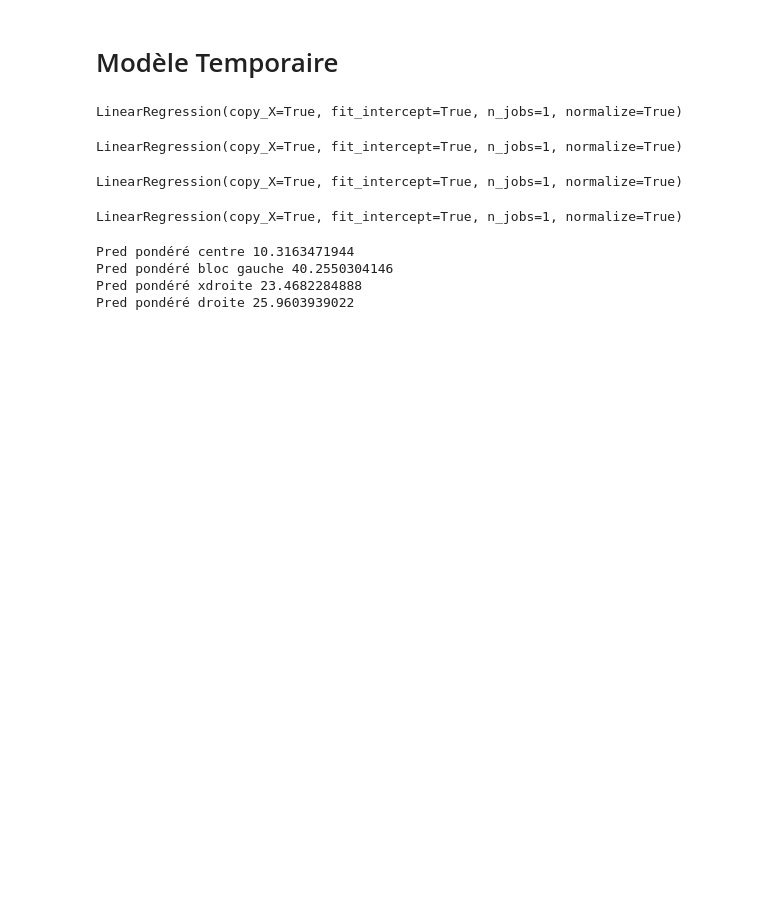
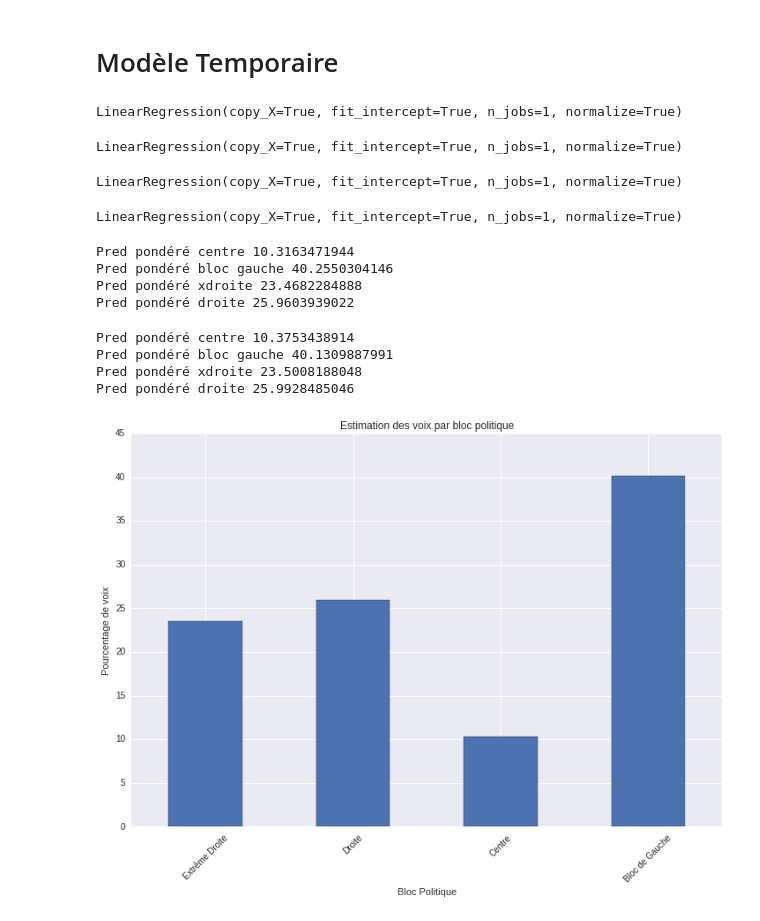
Before and after one commit to verycourt/Elections, a Jupyter notebook: Analyses/prediction bloc.ipynb, the cells around one changed output. Cells and saved outputs as stored; diff of their text form; code cells hidden in the pictures; blank space fills up the shorter version.

```diff
--- a/Analyses/prediction bloc.ipynb
+++ b/Analyses/prediction bloc.ipynb
@@ -1248,3 +1248,39 @@ Pred pondéré centre 10.3163471944
 Pred pondéré bloc gauche 40.2550304146
 Pred pondéré xdroite 23.4682284888
 Pred pondéré droite 25.9603939022
+# %%
+# Calcule des moyennes d'absention par département
+rate_abst = pd.DataFrame({'mean_abst' : dft11.groupby(["d?partement"])["taux_Abstention"].mean(),
+             "std_abst" : dft11.groupby(["d?partement"])["taux_Abstention"].std()}).reset_index()
+# %%
+prediction_resultat = pd.concat([prediction_resultat  ,rate_abst['mean_abst']], axis=1)
+# %%
+vec_weight = prediction_resultat["Total"]*(1 - prediction_resultat['mean_abst'])
+print("Pred pondéré centre %s" % np.average(prediction_resultat["prediction centre"], weights=vec_weight))
+print("Pred pondéré bloc gauche %s" % np.average(prediction_resultat["prediction bloc gauche 2"], weights=vec_weight))
+print("Pred pondéré xdroite %s" % np.average(prediction_resultat['prediction xdroite'], weights=vec_weight))
+print("Pred pondéré droite %s" % np.average(prediction_resultat["minus_droite"], weights=vec_weight))
+
+liste_pred = [np.average(prediction_resultat['prediction xdroite'], weights=vec_weight),
+             np.average(prediction_resultat["minus_droite"], weights=vec_weight),
+             np.average(prediction_resultat["prediction centre"], weights=vec_weight),
+              np.average(prediction_resultat["prediction bloc gauche 2"], weights=vec_weight)]
+# %% [output]
+Pred pondéré centre 10.3753438914
+Pred pondéré bloc gauche 40.1309887991
+Pred pondéré xdroite 23.5008188048
+Pred pondéré droite 25.9928485046
+# %%
+names = ["Extrême Droite","Droite", "Centre", "Bloc de Gauche"]
+freq_series = pd.Series.from_array(liste_pred)
+
+# now to plot the figure...
+plt.figure(figsize=(12, 8))
+ax = freq_series.plot(kind='bar')
+ax.set_title("Estimation des voix par bloc politique")
+ax.set_xlabel("Bloc Politique")
+ax.set_ylabel("Pourcentage de voix")
+ax.set_xticklabels(names, rotation=45)
+plt.show()
+# %% [output]
+[figure, added]
```
Also changed, not shown: parts of 2 cells of this notebook, 1 other file.
